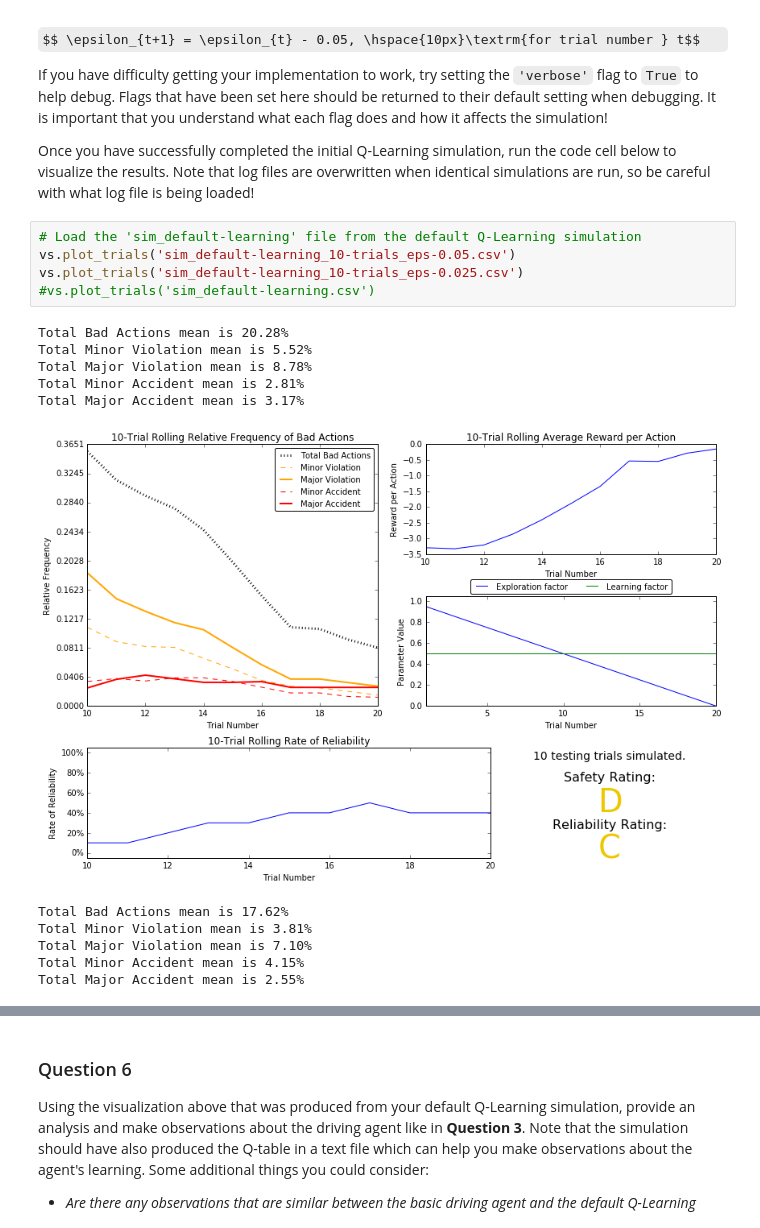
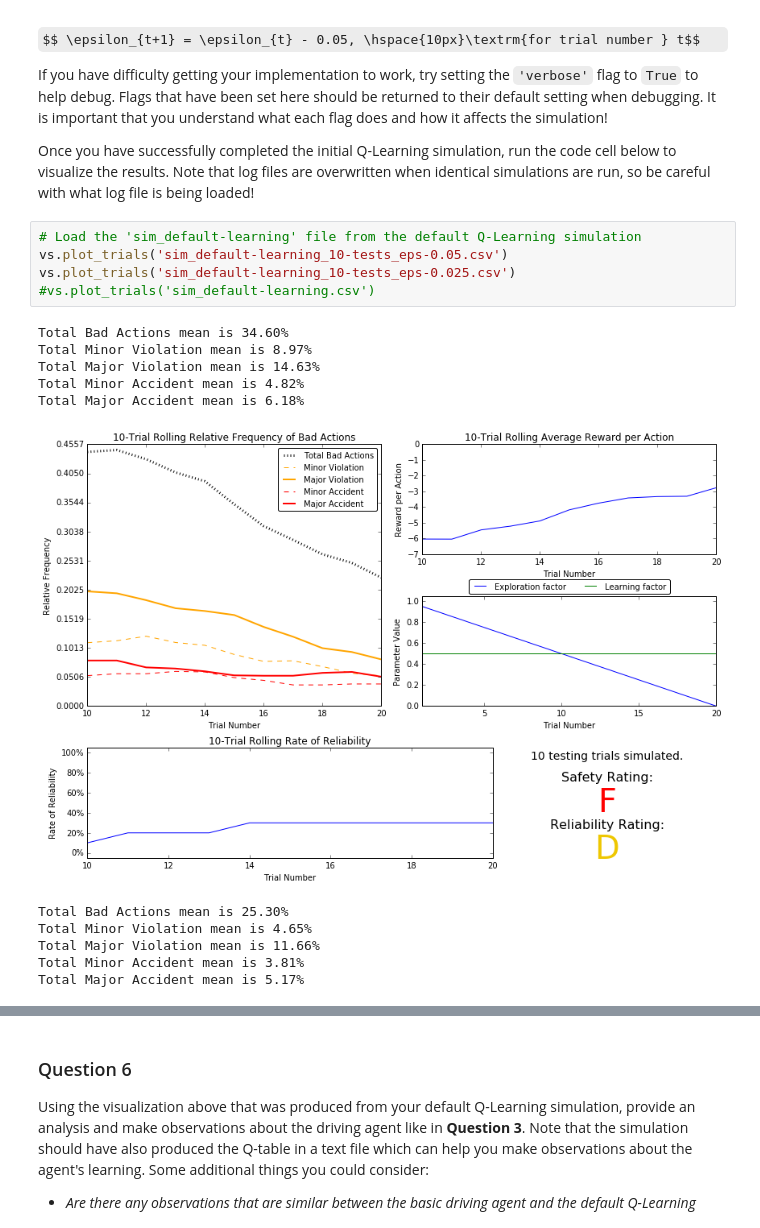
Before and after one commit to korotulea/Machine-Learning-NanoDegree-Udacity, a Jupyter notebook: smartcab/smartcab.ipynb, the cells around one changed output, grey strips where cells are left out. Drawn from its saved outputs; the diff is of its cells as text; some formulas as TeX source.

```diff
--- a/smartcab/smartcab.ipynb
+++ b/smartcab/smartcab.ipynb
@@ -207,18 +221,18 @@ If you have difficulty getting your implementation to work, try setting the `'ve
 Once you have successfully completed the initial Q-Learning simulation, run the code cell below to visualize the results. Note that log files are overwritten when identical simulations are run, so be careful with what log file is being loaded!
 # %%
 # Load the 'sim_default-learning' file from the default Q-Learning simulation
-vs.plot_trials('sim_default-learning_10-trials_eps-0.05.csv')
-vs.plot_trials('sim_default-learning_10-trials_eps-0.025.csv')
+vs.plot_trials('sim_default-learning_10-tests_eps-0.05.csv')
+vs.plot_trials('sim_default-learning_10-tests_eps-0.025.csv')
 #vs.plot_trials('sim_default-learning.csv')
 # %% [output]
-Total Bad Actions mean is 20.28%
-Total Minor Violation mean is 5.52%
-Total Major Violation mean is 8.78%
-Total Minor Accident mean is 2.81%
-Total Major Accident mean is 3.17%
+Total Bad Actions mean is 34.60%
+Total Minor Violation mean is 8.97%
+Total Major Violation mean is 14.63%
+Total Minor Accident mean is 4.82%
+Total Major Accident mean is 6.18%
-[figure, old version]
+[figure, new version]
-Total Bad Actions mean is 17.62%
-Total Minor Violation mean is 3.81%
-Total Major Violation mean is 7.10%
-Total Minor Accident mean is 4.15%
-Total Major Accident mean is 2.55%
+Total Bad Actions mean is 25.30%
+Total Minor Violation mean is 4.65%
+Total Major Violation mean is 11.66%
+Total Minor Accident mean is 3.81%
+Total Major Accident mean is 5.17%
```
Also changed, not shown: parts of 12 cells of this notebook, 4 other files.
